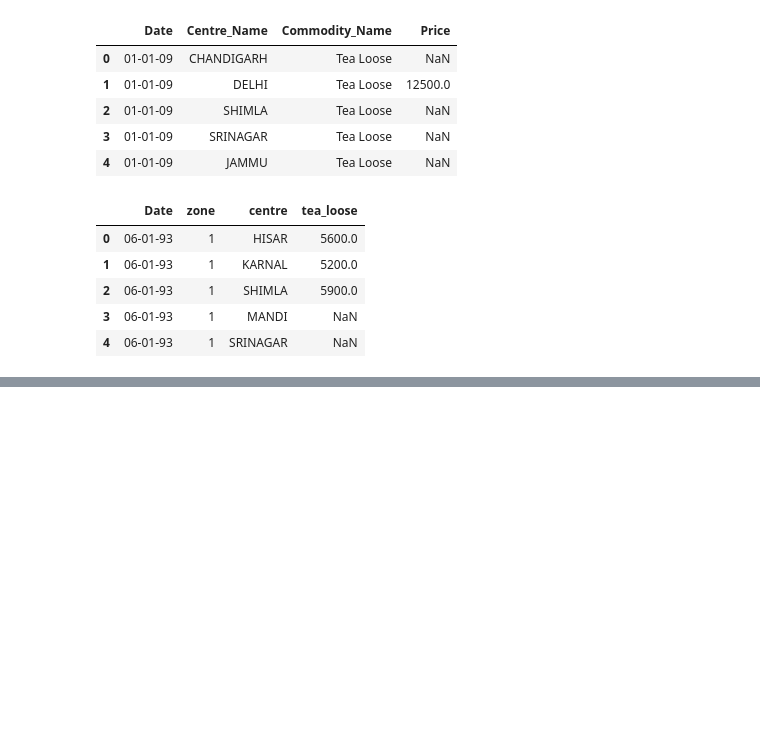
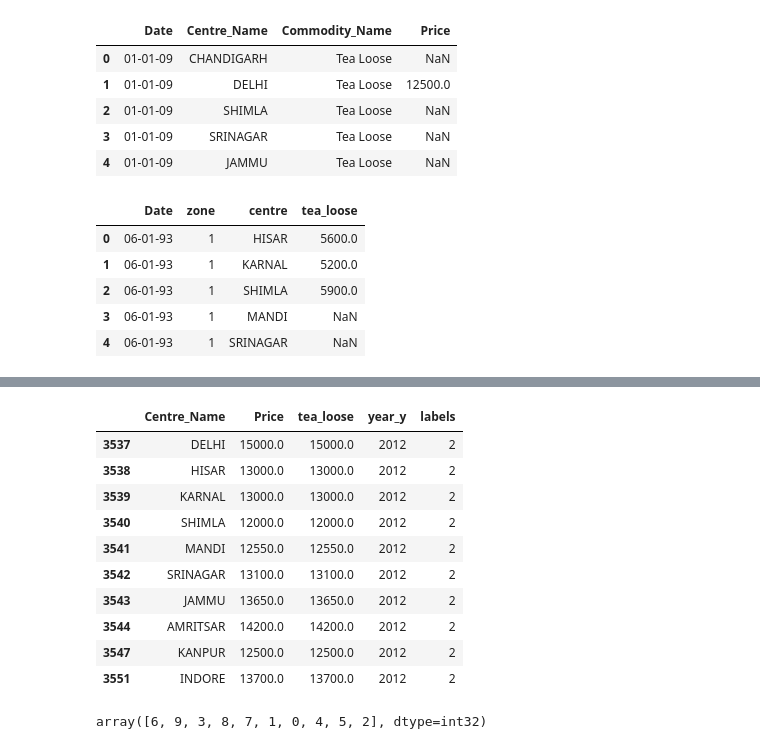
Before and after one commit to bitanb1999/FeyNN, a Jupyter notebook: FeyNN.ipynb, the cells around one changed output, grey strips where cells are left out. Drawn from its saved outputs; the diff is of its cells as text; code cells hidden in the pictures; blank space fills up the shorter version.

```diff
--- a/FeyNN.ipynb
+++ b/FeyNN.ipynb
@@ -757,0 +772,18 @@ df[df['labels']==0].describe()
+# %%
+df[df['labels']==2].head(10)
+# %% [output]
+|  | Centre_Name | Price | tea_loose | year_y | labels |
+| 3537 | DELHI | 15000.0 | 15000.0 | 2012 | 2 |
+| 3538 | HISAR | 13000.0 | 13000.0 | 2012 | 2 |
+| 3539 | KARNAL | 13000.0 | 13000.0 | 2012 | 2 |
+| 3540 | SHIMLA | 12000.0 | 12000.0 | 2012 | 2 |
+| 3541 | MANDI | 12550.0 | 12550.0 | 2012 | 2 |
+| 3542 | SRINAGAR | 13100.0 | 13100.0 | 2012 | 2 |
+| 3543 | JAMMU | 13650.0 | 13650.0 | 2012 | 2 |
+| 3544 | AMRITSAR | 14200.0 | 14200.0 | 2012 | 2 |
+| 3547 | KANPUR | 12500.0 | 12500.0 | 2012 | 2 |
+| 3551 | INDORE | 13700.0 | 13700.0 | 2012 | 2 |
+# %%
+df['labels'].unique()
+# %% [output]
+array([6, 9, 3, 8, 7, 1, 0, 4, 5, 2], dtype=int32)
```
Also changed, not shown: parts of 19 cells of this notebook.
